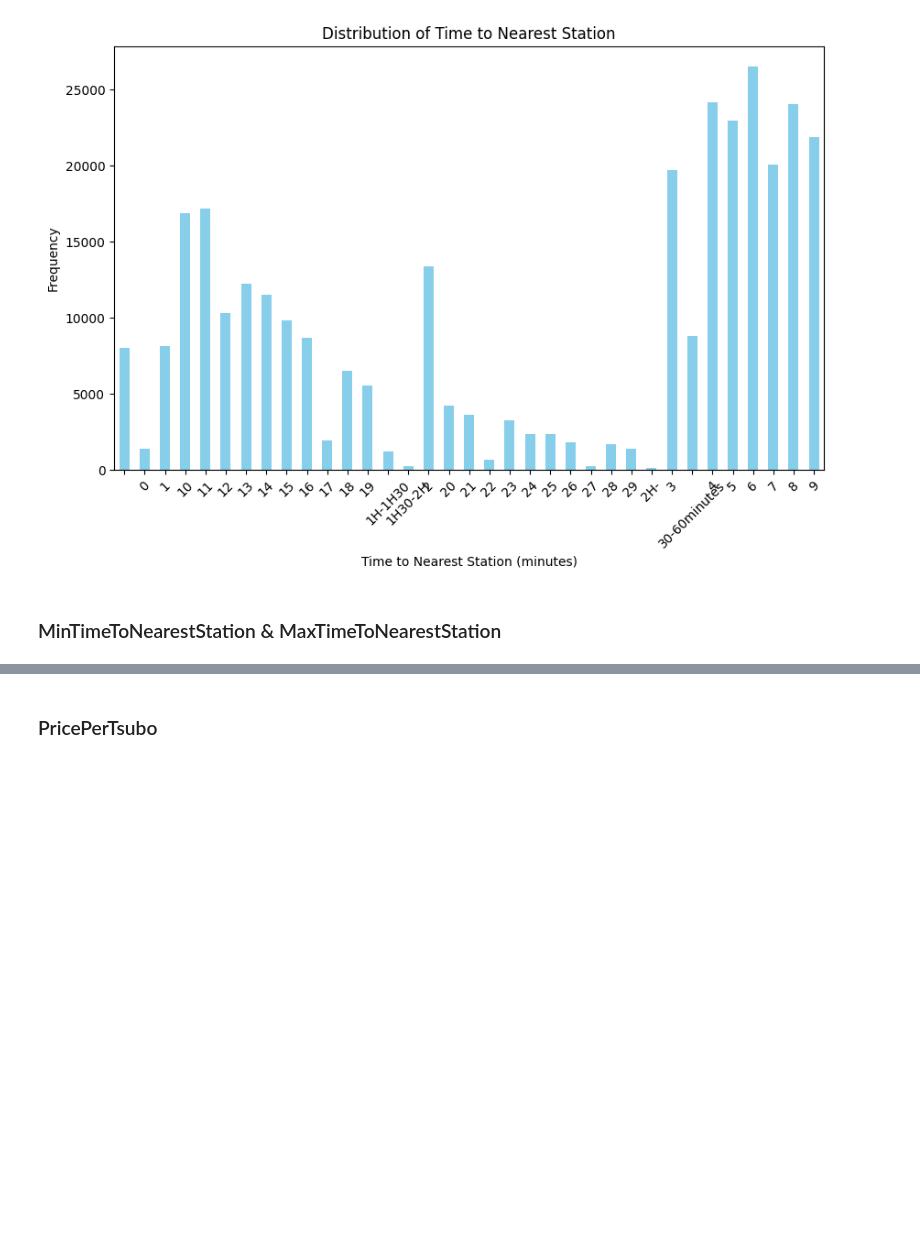
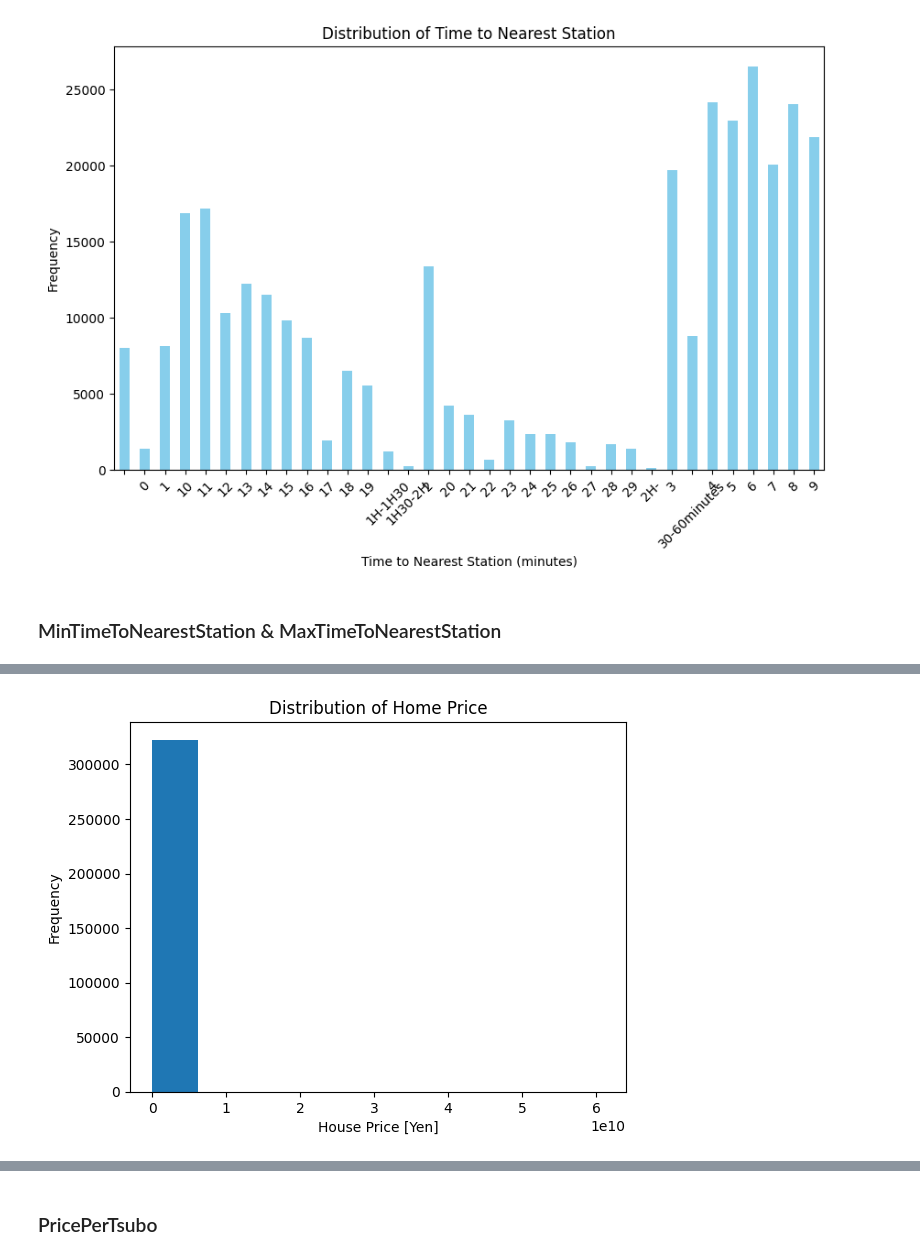
Before and after one commit to JonatasV/desafio-paipe, a Jupyter notebook: paipe_case.ipynb, the cells around one changed output, grey strips where cells are left out. Cells and saved outputs as stored; diff of their text form; code cells hidden in the pictures; blank space fills up the shorter version.

```diff
--- a/paipe_case.ipynb
+++ b/paipe_case.ipynb
@@ -321,0 +366,14 @@ df_treino['MaxTimeToNearestStation'] = df_treino.apply(
+# %%
+# percebe-se que a distribuição é assimétrica a direita, indicando que a
+# maioria das casas são menores (Até 500m2). Menos de 25000 casa tem tamanho
+# de 500m2 - 1000m2. Por isso a diferença na média e mediana
+
+# Histograma para verificar a distribuição do preço das casas
+# A distribuição segue assimétrica a direita e a grande maioria das casas
+# estão numa faixa de até 5000000000 Yen
+plt.hist(df_treino['TradePrice'])
+plt.xlabel('House Price [Yen]')
+plt.ylabel('Frequency')
+plt.title('Distribution of Home Price');
+# %% [output]
+[figure, added]
```
Also changed, not shown: parts of 197 cells of this notebook.
